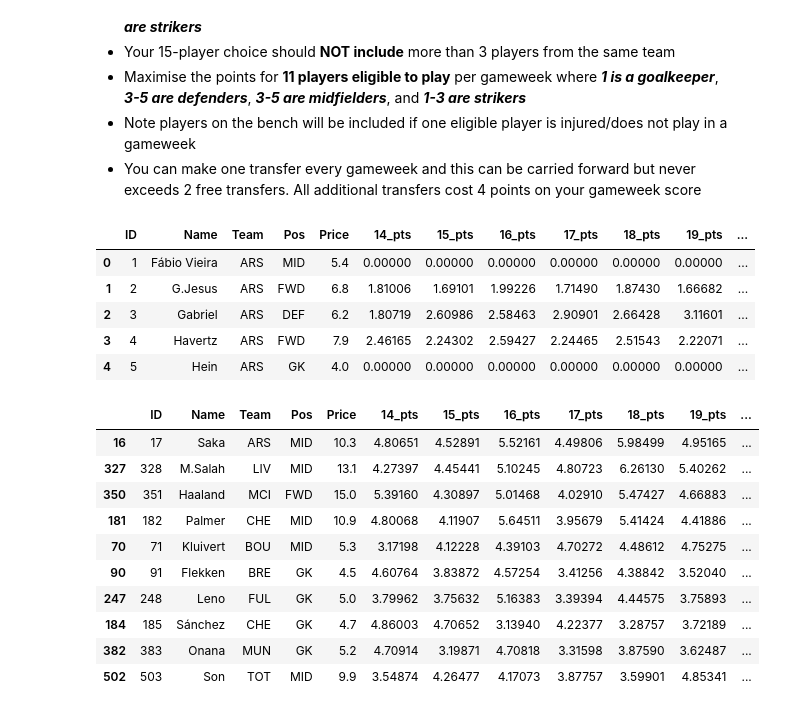
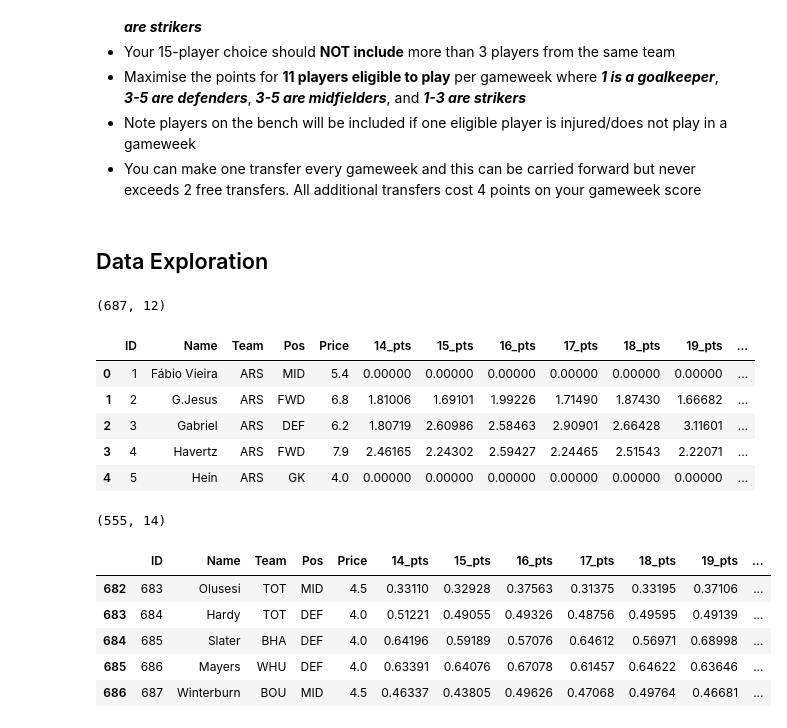
Before and after one commit to cyrilmichino/fantasy-premier-league, a Jupyter notebook: teamchoice.ipynb, the cells around one changed output. Drawn from its saved outputs; the diff is of its cells as text; code cells hidden in the pictures.

Commit message:
Data Visualisations & Budget Exploration

```diff
--- a/teamchoice.ipynb
+++ b/teamchoice.ipynb
@@ -11,7 +14,11 @@ import pandas as pd
+# %% [markdown]
+## Data Exploration
 # %%
 predictions = pd.read_csv("predictedpoints.csv")
+print(predictions.shape)
 predictions.head()
 # %% [output]
+(687, 12)
 |  | ID | Name | Team | Pos | Price | 14_pts | 15_pts | 16_pts | 17_pts | 18_pts | 19_pts | ... |
 | 0 | 1 | Fábio Vieira | ARS | MID | 5.4 | 0.00000 | 0.00000 | 0.00000 | 0.00000 | 0.00000 | 0.00000 | ... |
 | 1 | 2 | G.Jesus | ARS | FWD | 6.8 | 1.81006 | 1.69101 | 1.99226 | 1.71490 | 1.87430 | 1.66682 | ... |
@@ -21,24 +28,21 @@ predictions.head()
 # %%
 start_gw = 14 #Enter the starting gameweek for your team selection
 gw_count = 5 #Up to how many gameweeks in the future would you like to consider
 
 ## Compute the total expected points for the next gw_count weeks  the starting gameweek
 predictions['total_pts'] = predictions[str(start_gw) + '_pts']
 for gw in range(start_gw+1,start_gw+gw_count):
     predictions['total_pts'] += predictions[str(gw) + '_pts']
 
-predictions = predictions.sort_values(by='total_pts',ascending=False) #Sort by total predicted points
 predictions = predictions[predictions.total_pts != 0] #Drop all players with 0 expected points
-predictions.head(10)
+predictions['pts_per_price'] = predictions['total_pts']/predictions['Price'] #Compute total points per price
+print(predictions.shape)
+predictions.tail()
 # %% [output]
+(555, 14)
 |  | ID | Name | Team | Pos | Price | 14_pts | 15_pts | 16_pts | 17_pts | 18_pts | 19_pts | ... |
-| 16 | 17 | Saka | ARS | MID | 10.3 | 4.80651 | 4.52891 | 5.52161 | 4.49806 | 5.98499 | 4.95165 | ... |
-| 327 | 328 | M.Salah | LIV | MID | 13.1 | 4.27397 | 4.45441 | 5.10245 | 4.80723 | 6.26130 | 5.40262 | ... |
-| 350 | 351 | Haaland | MCI | FWD | 15.0 | 5.39160 | 4.30897 | 5.01468 | 4.02910 | 5.47427 | 4.66883 | ... |
-| 181 | 182 | Palmer | CHE | MID | 10.9 | 4.80068 | 4.11907 | 5.64511 | 3.95679 | 5.41424 | 4.41886 | ... |
-| 70 | 71 | Kluivert | BOU | MID | 5.3 | 3.17198 | 4.12228 | 4.39103 | 4.70272 | 4.48612 | 4.75275 | ... |
-| 90 | 91 | Flekken | BRE | GK | 4.5 | 4.60764 | 3.83872 | 4.57254 | 3.41256 | 4.38842 | 3.52040 | ... |
-| 247 | 248 | Leno | FUL | GK | 5.0 | 3.79962 | 3.75632 | 5.16383 | 3.39394 | 4.44575 | 3.75893 | ... |
-| 184 | 185 | Sánchez | CHE | GK | 4.7 | 4.86003 | 4.70652 | 3.13940 | 4.22377 | 3.28757 | 3.72189 | ... |
-| 382 | 383 | Onana | MUN | GK | 5.2 | 4.70914 | 3.19871 | 4.70818 | 3.31598 | 3.87590 | 3.62487 | ... |
-| 502 | 503 | Son | TOT | MID | 9.9 | 3.54874 | 4.26477 | 4.17073 | 3.87757 | 3.59901 | 4.85341 | ... |
+| 682 | 683 | Olusesi | TOT | MID | 4.5 | 0.33110 | 0.32928 | 0.37563 | 0.31375 | 0.33195 | 0.37106 | ... |
+| 683 | 684 | Hardy | TOT | DEF | 4.0 | 0.51221 | 0.49055 | 0.49326 | 0.48756 | 0.49595 | 0.49139 | ... |
+| 684 | 685 | Slater | BHA | DEF | 4.0 | 0.64196 | 0.59189 | 0.57076 | 0.64612 | 0.56971 | 0.68998 | ... |
+| 685 | 686 | Mayers | WHU | DEF | 4.0 | 0.63391 | 0.64076 | 0.67078 | 0.61457 | 0.64622 | 0.63646 | ... |
+| 686 | 687 | Winterburn | BOU | MID | 4.5 | 0.46337 | 0.43805 | 0.49626 | 0.47068 | 0.49764 | 0.46681 | ... |
```
Also changed, not shown: parts of 6 cells of this notebook.
